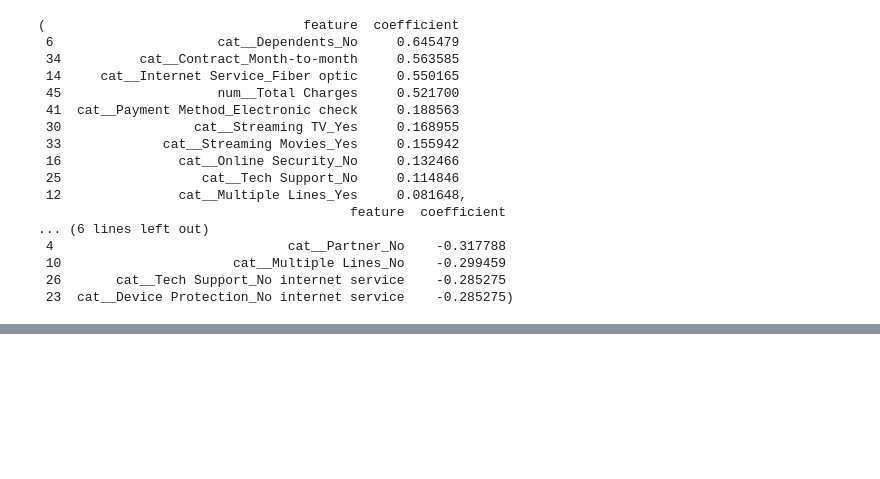
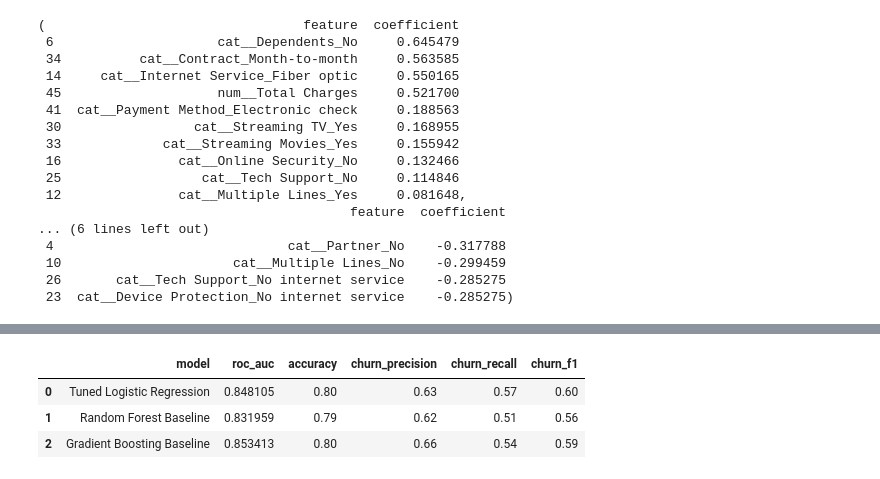
Before and after one commit to VinChan2001/telco-churn-prediction, a Jupyter notebook: notebooks/01_data_check.ipynb, the cells around one changed output, grey strips where cells are left out. Cells and saved outputs as stored; diff of their text form; code cells hidden in the pictures; blank space fills up the shorter version.

```diff
--- a/notebooks/01_data_check.ipynb
+++ b/notebooks/01_data_check.ipynb
@@ -925,0 +1109,28 @@ top_churn_drivers, top_retention_drivers
+# %%
+from sklearn.ensemble import GradientBoostingClassifier
+from sklearn.metrics import roc_auc_score, classification_report, confusion_matrix
+
+gb_model = Pipeline(steps=[
+    ("preprocessor", preprocessor),
+    ("classifier", GradientBoostingClassifier(
+        n_estimators=200,
+        learning_rate=0.05,
+        max_depth=3,
+        random_state=42
+    ))
+])
+
+gb_model.fit(X_train, y_train)
+
+gb_prob = gb_model.predict_proba(X_test)[:, 1]
+gb_pred = gb_model.predict(X_test)
+
+gb_auc = roc_auc_score(y_test, gb_prob)
+
+print("Gradient Boosting Test ROC AUC:", gb_auc)
+
+print("\nConfusion Matrix:")
+print(confusion_matrix(y_test, gb_pred))
+
+print("\nClassification Report:")
+print(classification_report(y_test, gb_pred))
@@ -925,0 +1153,20 @@ top_churn_drivers, top_retention_drivers
+# %%
+new_result = pd.DataFrame([
+    {
+        "model": "Gradient Boosting Baseline",
+        "roc_auc": gb_auc,
+        "accuracy": 0.80,
+        "churn_precision": 0.66,
+        "churn_recall": 0.54,
+        "churn_f1": 0.59
+    }
+])
+
+model_results = pd.concat([model_results, new_result], ignore_index=True)
+
+model_results
+# %% [output]
+|  | model | roc_auc | accuracy | churn_precision | churn_recall | churn_f1 |
+| 0 | Tuned Logistic Regression | 0.848105 | 0.80 | 0.63 | 0.57 | 0.60 |
+| 1 | Random Forest Baseline | 0.831959 | 0.79 | 0.62 | 0.51 | 0.56 |
+| 2 | Gradient Boosting Baseline | 0.853413 | 0.80 | 0.66 | 0.54 | 0.59 |
```
Also changed, not shown: parts of 15 cells of this notebook.
